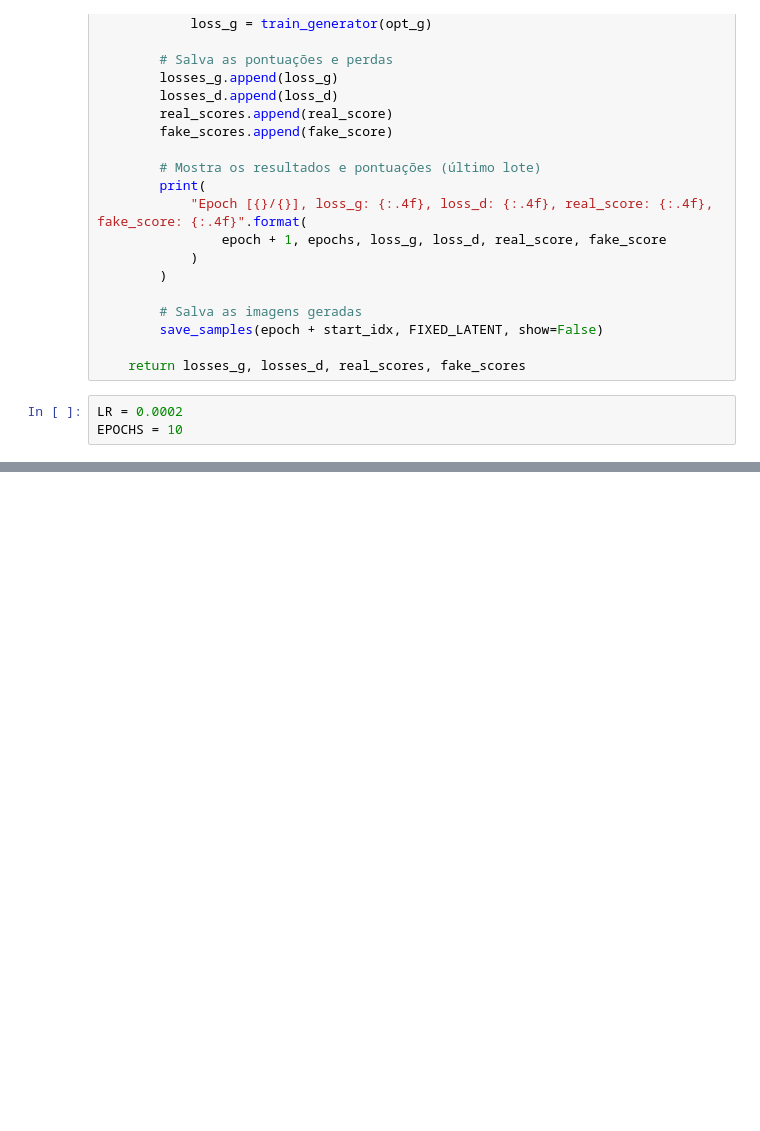
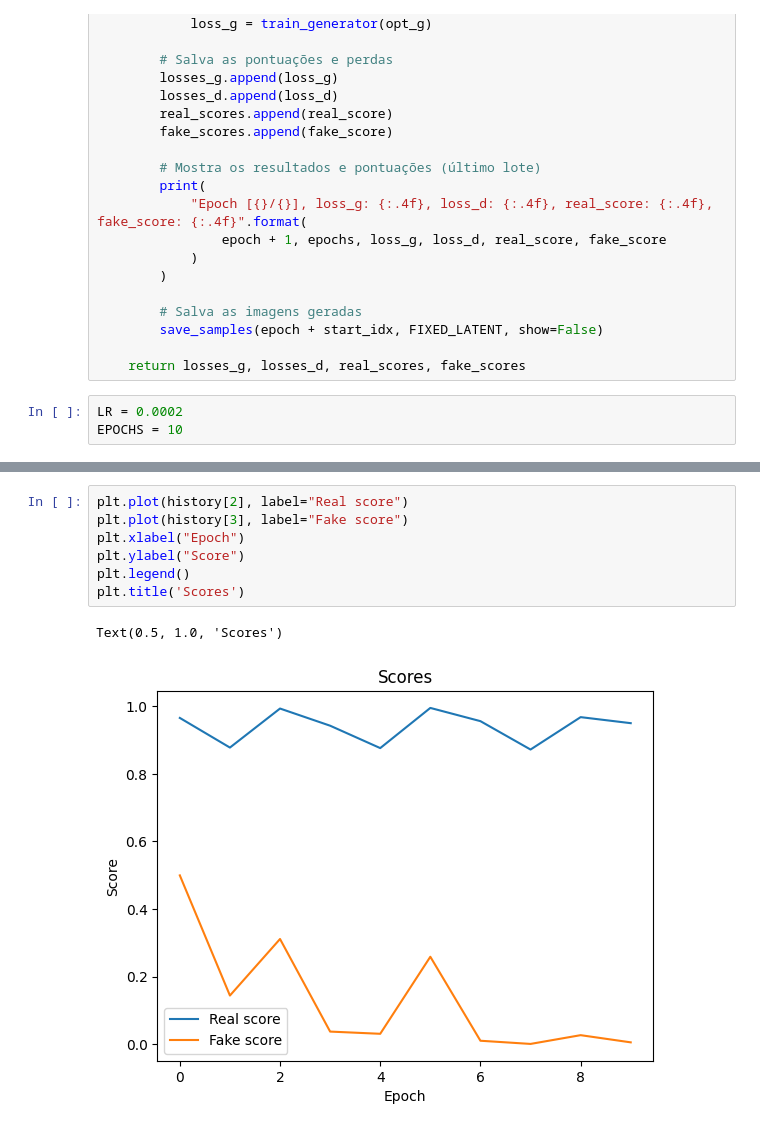
Before and after one commit to HGottschall/ZeroToGans, a Jupyter notebook: 07_TrainingGANs.ipynb, the cells around one changed output, grey strips where cells are left out. Saved outputs shown, nothing was run; the diff lists cells and outputs as text; blank space fills up the shorter version.

```diff
--- a/07_TrainingGANs.ipynb
+++ b/07_TrainingGANs.ipynb
@@ -333,0 +378,10 @@ EPOCHS = 10
+# %%
+plt.plot(history[2], label="Real score")
+plt.plot(history[3], label="Fake score")
+plt.xlabel("Epoch")
+plt.ylabel("Score")
+plt.legend()
+plt.title('Scores')
+# %% [output]
+Text(0.5, 1.0, 'Scores')
+[figure, added]
```
Also changed, not shown: parts of 7 cells of this notebook.
